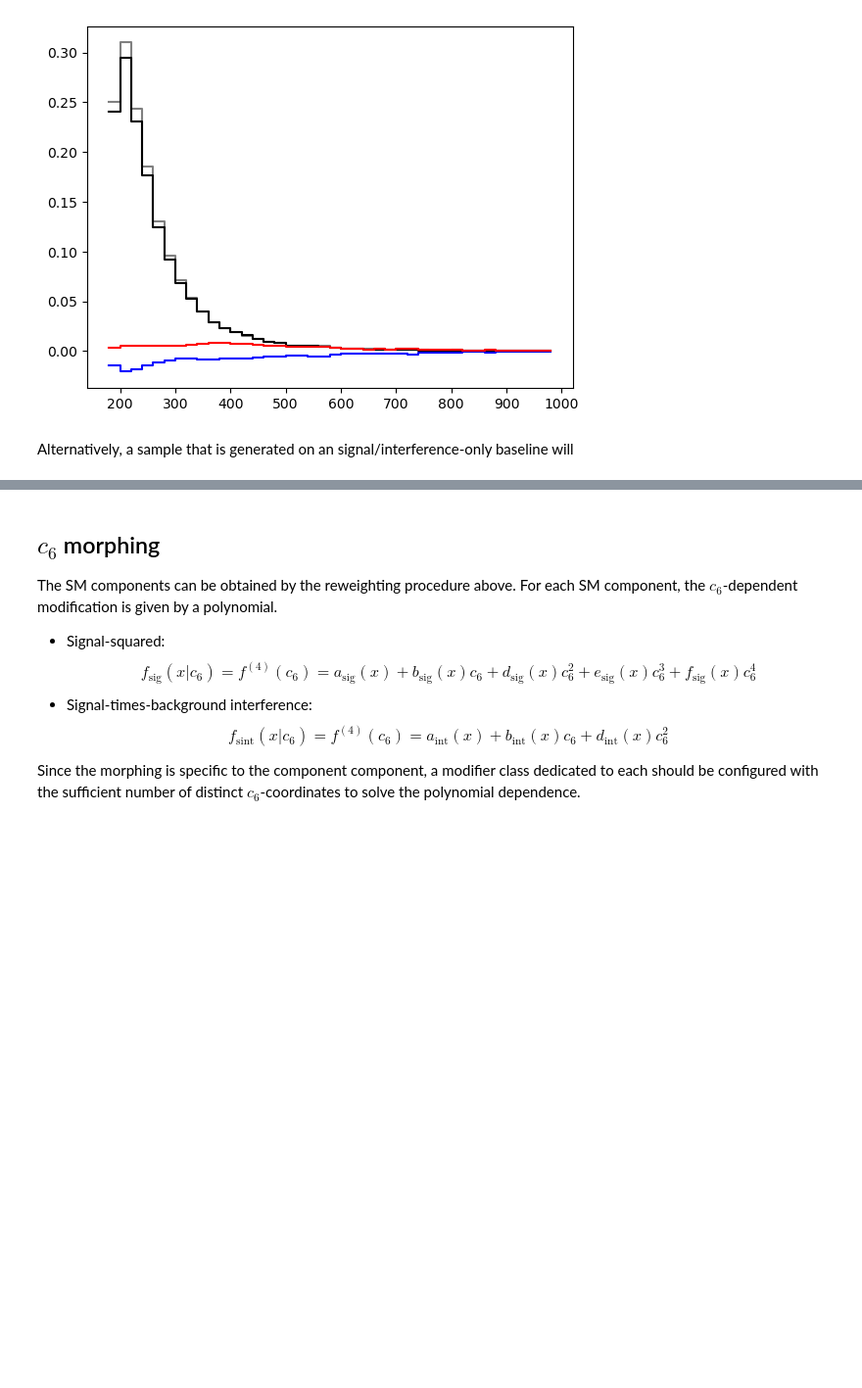
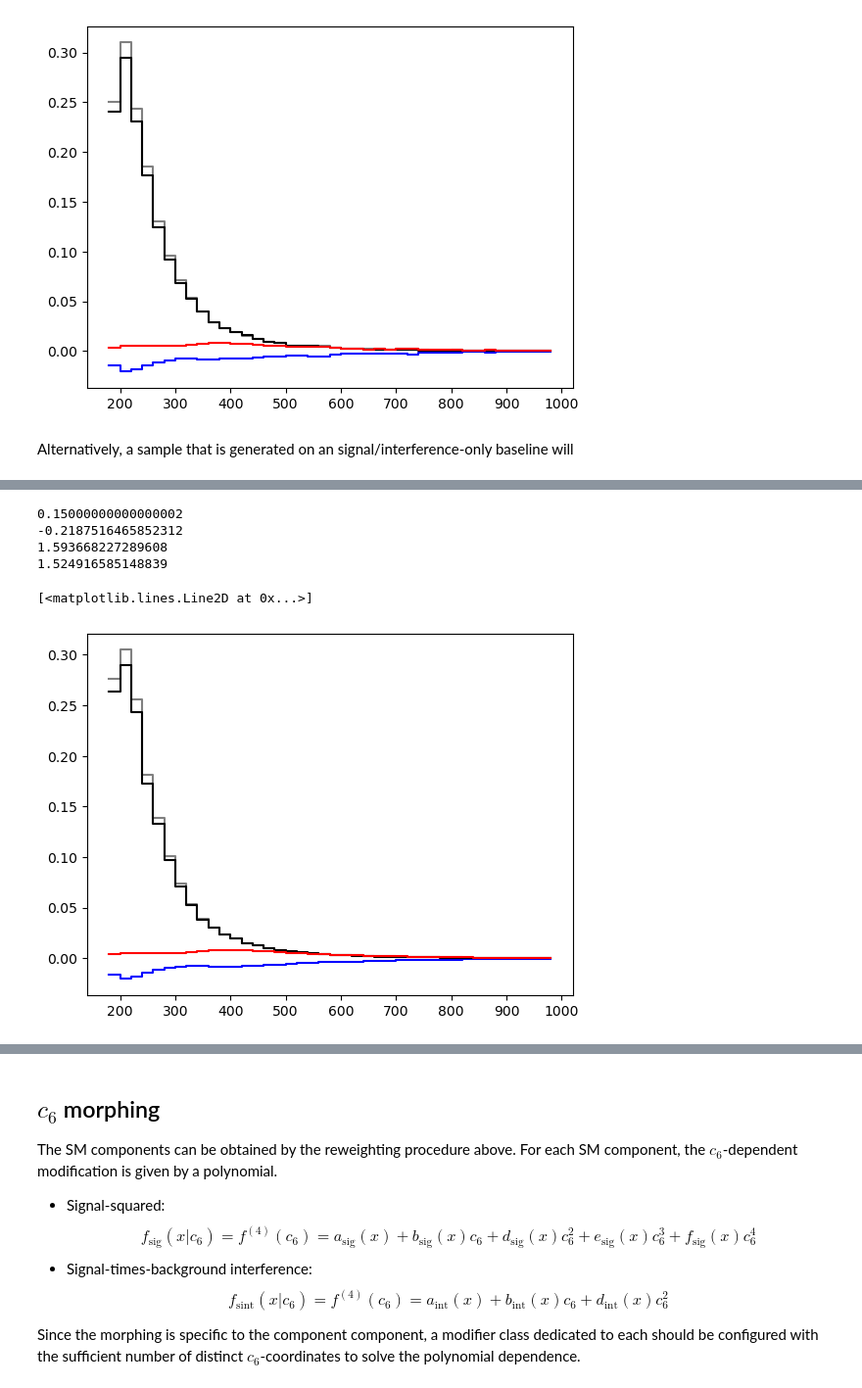
Before and after one commit to taehyounpark/higgs-offshell-interpretation, a Jupyter notebook: check-mcfm-sbi.ipynb, the cells around one changed output, grey strips where cells are left out. Shown at 98% size. Cells and saved outputs as stored; diff of their text form; code cells hidden in the pictures; blank space fills up the shorter version.

```diff
--- a/check-mcfm-sbi.ipynb
+++ b/check-mcfm-sbi.ipynb
@@ -79,3 +44,69 @@ plt.step(m4l_bins[:-1], h_m4l_int, where='post', color='blue', label='INT', zord
+# %%
+sample = gghzz.Process(
+  msq.Component.SIG,
+  (0.15,'/raven/u/taepa/mcfm/MCFM-10.3/Bin/ggZZ2e2m_sig/events.csv',1e6)
+  # (-0.54289930E-01,'/viper/u/taepa/mcfm/MCFM-10.3/Bin/ggZZ4e_int/events.csv'),
+  # (-0.54289930E-01,'/viper/u/taepa/mcfm/MCFM-10.3/Bin/ggZZ4m_int/events.csv')
+)
+
+# compute m4l
+ileptons = range(3,7)
+
+# events = sample[msq.Component.BKG]
+# print(np.where(np.isnan(sample[msq.Component.BKG].weights)))
+# print(events.kinematics.iloc[np.where(np.isnan(sample_int[msq.Component.BKG].weights))])
+# print(events.components.iloc[np.where(np.isnan(sample_int[msq.Component.BKG].weights))])
+# print(events.weights.iloc[np.where(np.isnan(sample_int[msq.Component.BKG].weights))])
+
+events_sbi = sample[msq.Component.SBI]
+events_sig = sample[msq.Component.SIG]
+events_bkg = sample[msq.Component.BKG]
+events_int = sample[msq.Component.INT]
+
+events_sbi.kinematics = events_sbi.kinematics.iloc[np.where(~np.isnan(events_sbi.weights))]
+events_sbi.weights = events_sbi.weights.iloc[np.where(~np.isnan(events_sbi.weights))]
+events_sbi.components = events_sbi.components.iloc[np.where(~np.isnan(events_sbi.weights))]
+events_sig.kinematics = events_sig.kinematics.iloc[np.where(~np.isnan(events_sig.weights))]
+events_sig.weights = events_sig.weights.iloc[np.where(~np.isnan(events_sig.weights))]
+events_sig.components = events_sig.components.iloc[np.where(~np.isnan(events_sig.weights))]
+events_bkg.kinematics = events_bkg.kinematics.iloc[np.where(~np.isnan(events_bkg.weights))]
+events_bkg.weights = events_bkg.weights.iloc[np.where(~np.isnan(events_bkg.weights))]
+events_bkg.components = events_bkg.components.iloc[np.where(~np.isnan(events_int.weights))]
+events_int.kinematics = events_int.kinematics.iloc[np.where(~np.isnan(events_int.weights))]
+events_int.weights = events_int.weights.iloc[np.where(~np.isnan(events_int.weights))]
+events_int.components = events_int.components.iloc[np.where(~np.isnan(events_int.weights))]
+
+p4l_px = np.sum([events_sbi.kinematics[f'p{i}_px'] for i in ileptons], axis=0)
+p4l_py = np.sum([events_sbi.kinematics[f'p{i}_py'] for i in ileptons], axis=0)
+p4l_pz = np.sum([events_sbi.kinematics[f'p{i}_pz'] for i in ileptons], axis=0)
+p4l_E = np.sum([events_sbi.kinematics[f'p{i}_E'] for i in ileptons], axis=0)
+m4l = np.sqrt(p4l_E**2 - p4l_px**2 - p4l_py**2 - p4l_pz**2)
+
+# reweight to (S,B,I) components
+m4l_bins = np.arange(180.0,1020.0,20.0)
+# m4l_centers = 0.5 * (m4l_bins[1:] + m4l_bins[:-1])
+
+print(events_sig.weights.sum())
+print(events_int.weights.sum())
+print(events_bkg.weights.sum())
+print(events_sbi.weights.sum())
+
+h_m4l_sbi, _ = np.histogram(m4l, bins=m4l_bins, weights=events_sbi.weights)
+h_m4l_sig, _ = np.histogram(m4l, bins=m4l_bins, weights=events_sig.weights)
+h_m4l_bkg, _ = np.histogram(m4l, bins=m4l_bins, weights=events_bkg.weights)
+h_m4l_int, _ = np.histogram(m4l, bins=m4l_bins, weights=events_int.weights)
+
+plt.step(m4l_bins[:-1], h_m4l_sbi, where='post', color='black', label='SBI', zorder=9)
+plt.step(m4l_bins[:-1], h_m4l_sig, where='post', color='red', label='SIG', zorder=10)
+plt.step(m4l_bins[:-1], h_m4l_bkg, where='post', color='grey', label='BKG', zorder=7)
+plt.step(m4l_bins[:-1], h_m4l_int, where='post', color='blue', label='INT', zorder=8)
+# %% [output]
+0.15000000000000002
+-0.2187516465852312
+1.593668227289608
+1.524916585148839
+[<matplotlib.lines.Line2D at 0x...>]
+[figure, added]
 # %%
 # h_m4l_bkg, _ = np.histogram(m4l, bins=m4l_bins, weights=sample_int[msq.Component.BKG].weights)
 plt.step(m4l_bins[:-1], h_m4l_sig, where='post', color='black', label='BKG', zorder=7)
```
Also changed, not shown: parts of 6 cells of this notebook, 55 other files.
